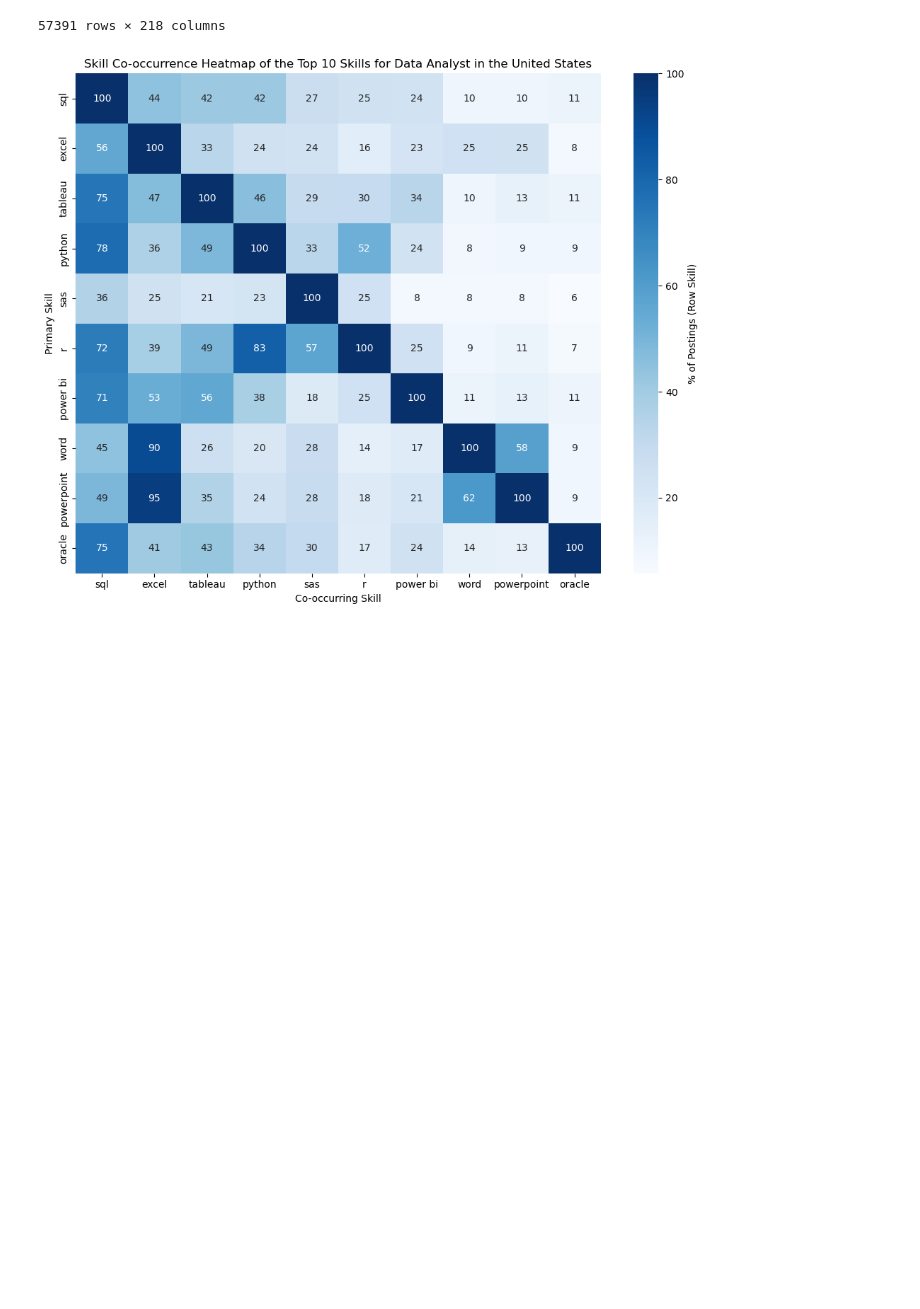
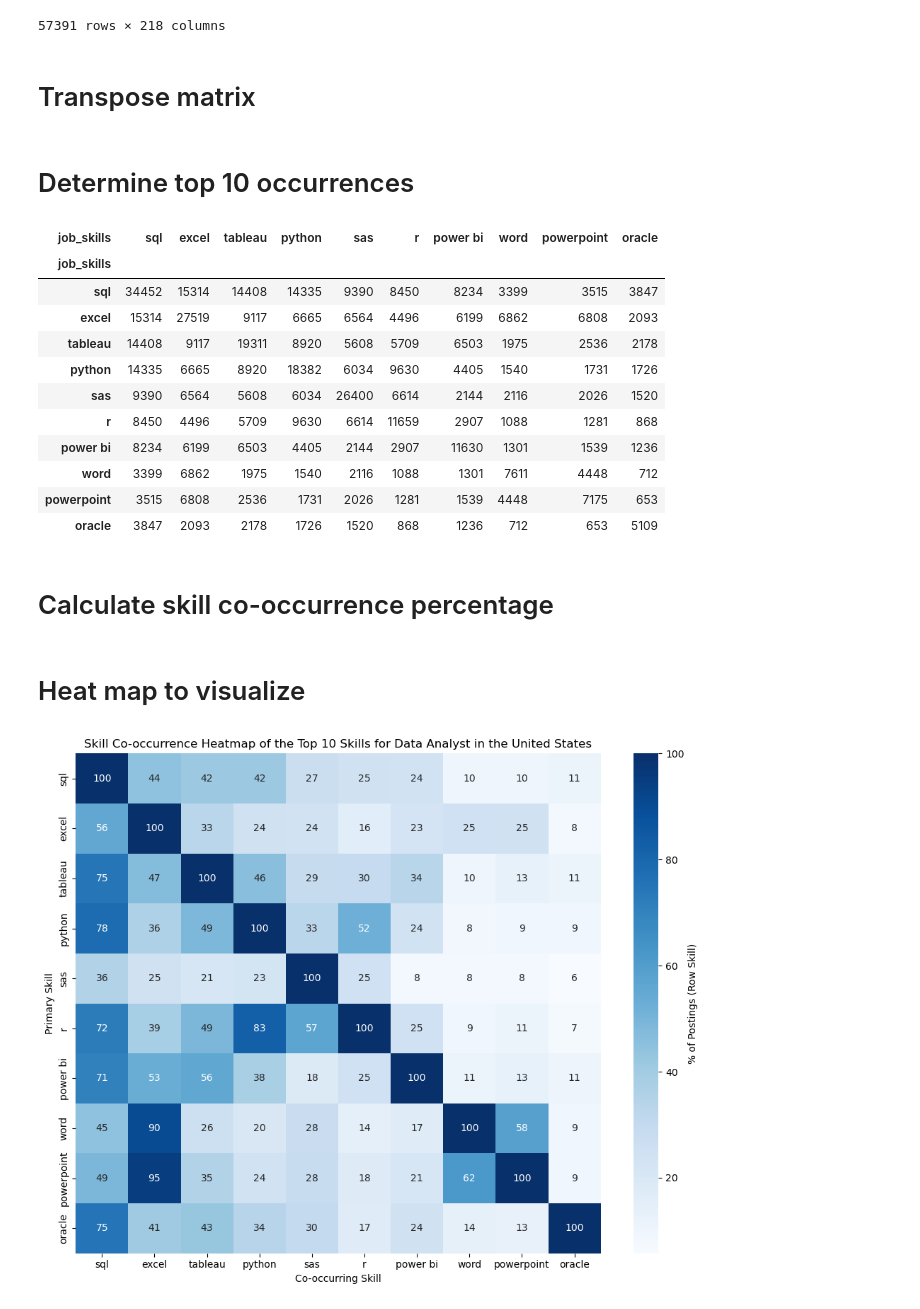
Before and after one commit to andri3366/Python_Projects, a Jupyter notebook: Python_Project/files/Skill_Cooccurrence.ipynb, the cells around one changed output. Saved outputs shown, nothing was run; the diff lists cells and outputs as text; code cells hidden in the pictures; blank space fills up the shorter version.

```diff
--- a/Python_Project/files/Skill_Cooccurrence.ipynb
+++ b/Python_Project/files/Skill_Cooccurrence.ipynb
@@ -39,16 +45,38 @@ job_skill_matrix
 | 67813 | 0 | 0 | 0 | 0 | 0 | 0 | 0 | 0 | 0 | 0 | ... |
 | 67815 | 0 | 0 | 0 | 0 | 0 | 0 | 0 | 0 | 0 | 0 | ... |
 57391 rows × 218 columns
+# %% [markdown]
+# Transpose matrix
 # %%
 skill_occurrence = job_skill_matrix.T.dot(job_skill_matrix)
+# %% [markdown]
+# Determine top 10 occurrences
 # %%
 # take the top 10 occurrences
 skill_count = df_DA_US_exploded['job_skills'].value_counts()
 top_skills = skill_count.head(10).index
 # %%
 skill_occurrence = skill_occurrence.loc[top_skills, top_skills]
+skill_occurrence
+# %% [output]
+| job_skills | sql | excel | tableau | python | sas | r | power bi | word | powerpoint | oracle |
+| job_skills |  |  |  |  |  |  |  |  |  |  |
+| sql | 34452 | 15314 | 14408 | 14335 | 9390 | 8450 | 8234 | 3399 | 3515 | 3847 |
+| excel | 15314 | 27519 | 9117 | 6665 | 6564 | 4496 | 6199 | 6862 | 6808 | 2093 |
+| tableau | 14408 | 9117 | 19311 | 8920 | 5608 | 5709 | 6503 | 1975 | 2536 | 2178 |
+| python | 14335 | 6665 | 8920 | 18382 | 6034 | 9630 | 4405 | 1540 | 1731 | 1726 |
+| sas | 9390 | 6564 | 5608 | 6034 | 26400 | 6614 | 2144 | 2116 | 2026 | 1520 |
+| r | 8450 | 4496 | 5709 | 9630 | 6614 | 11659 | 2907 | 1088 | 1281 | 868 |
+| power bi | 8234 | 6199 | 6503 | 4405 | 2144 | 2907 | 11630 | 1301 | 1539 | 1236 |
+| word | 3399 | 6862 | 1975 | 1540 | 2116 | 1088 | 1301 | 7611 | 4448 | 712 |
+| powerpoint | 3515 | 6808 | 2536 | 1731 | 2026 | 1281 | 1539 | 4448 | 7175 | 653 |
+| oracle | 3847 | 2093 | 2178 | 1726 | 1520 | 868 | 1236 | 712 | 653 | 5109 |
+# %% [markdown]
+# Calculate skill co-occurrence percentage
 # %%
 DA_skill_percent= skill_occurrence.div(skill_occurrence.max(axis=1), axis=0) * 100
+# %% [markdown]
+# Heat map to visualize
 # %%
 plt.figure(figsize=(10, 8))
 sns.heatmap(DA_skill_percent, cmap="Blues", annot=True, fmt=".0f", cbar_kws={'label': '% of Postings (Row Skill)'})
```
Also changed, not shown: parts of 3 cells of this notebook, 15 other files.
